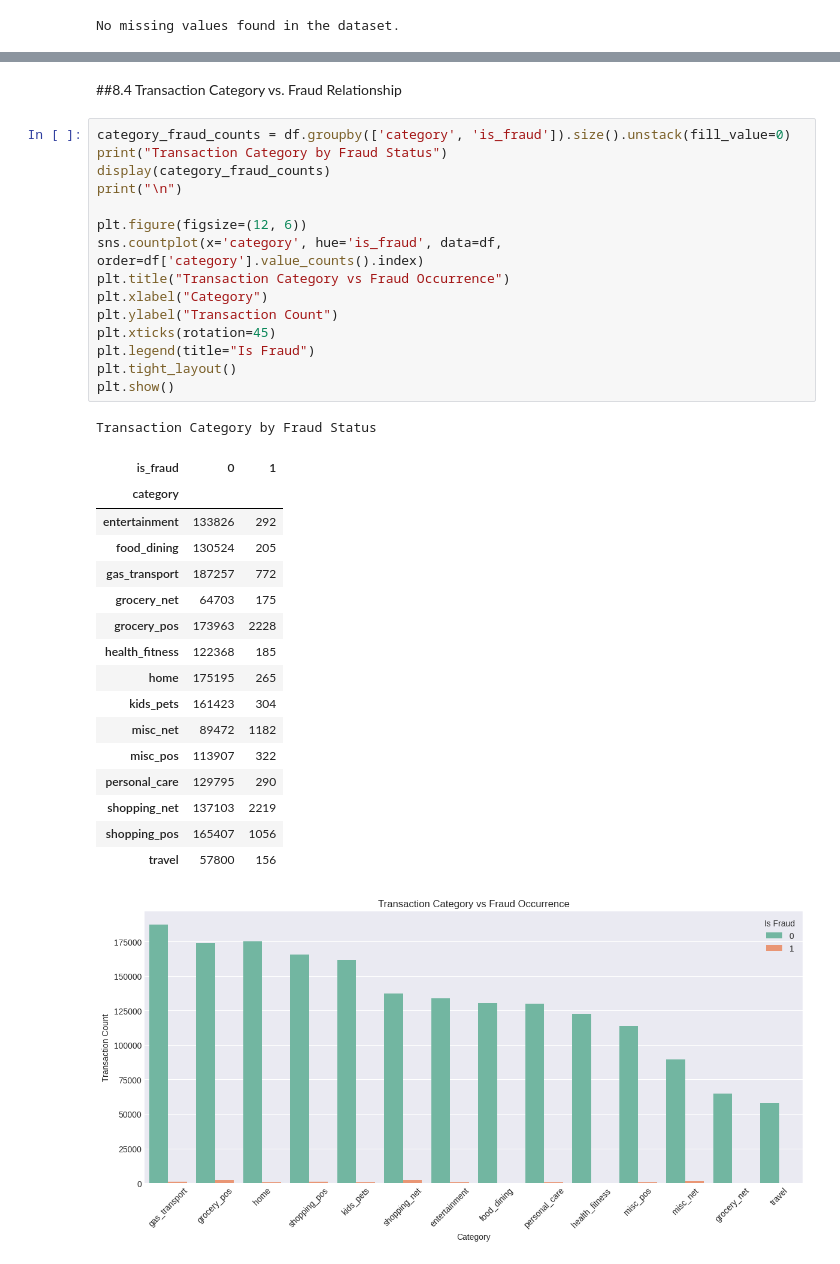
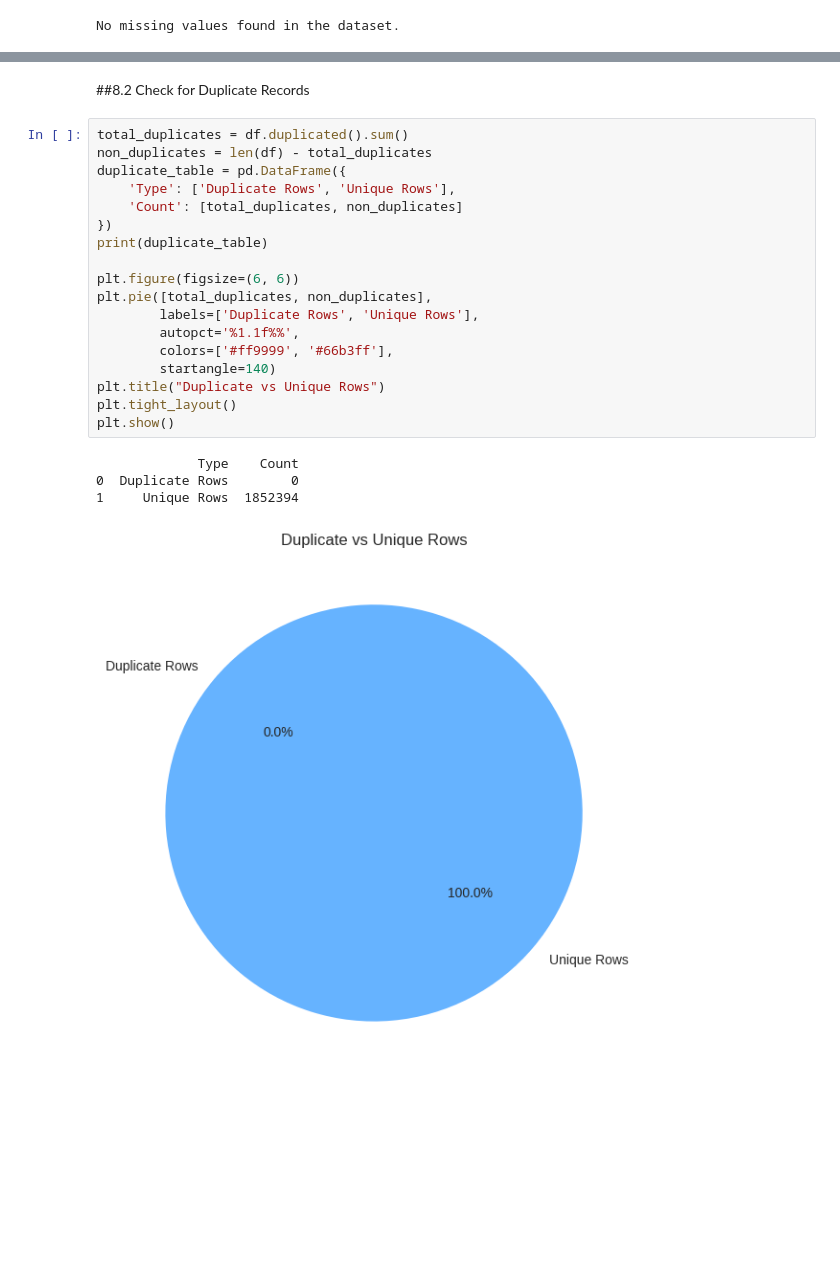
Before and after one commit to usama879/creditcardfraudproject, a Jupyter notebook: CreditCardFraud.ipynb, the cells around one changed output, grey strips where cells are left out. Cells and saved outputs as stored; diff of their text form; blank space fills up the shorter version.

```diff
--- a/CreditCardFraud.ipynb
+++ b/CreditCardFraud.ipynb
@@ -405,36 +399,25 @@ City Population Statistics by Fraud Status
-# %% [markdown]
-##8.4 Transaction Category vs. Fraud Relationship
-# %%
-category_fraud_counts = df.groupby(['category', 'is_fraud']).size().unstack(fill_value=0)
-print("Transaction Category by Fraud Status")
-display(category_fraud_counts)
-print("\n")
-
-plt.figure(figsize=(12, 6))
-sns.countplot(x='category', hue='is_fraud', data=df, order=df['category'].value_counts().index)
-plt.title("Transaction Category vs Fraud Occurrence")
-plt.xlabel("Category")
-plt.ylabel("Transaction Count")
-plt.xticks(rotation=45)
-plt.legend(title="Is Fraud")
-plt.tight_layout()
-plt.show()
-# %% [output]
-Transaction Category by Fraud Status
-| is_fraud | 0 | 1 |
-| category |  |  |
-| entertainment | 133826 | 292 |
-| food_dining | 130524 | 205 |
-| gas_transport | 187257 | 772 |
-| grocery_net | 64703 | 175 |
-| grocery_pos | 173963 | 2228 |
-| health_fitness | 122368 | 185 |
-| home | 175195 | 265 |
-| kids_pets | 161423 | 304 |
-| misc_net | 89472 | 1182 |
-| misc_pos | 113907 | 322 |
-| personal_care | 129795 | 290 |
-| shopping_net | 137103 | 2219 |
-| shopping_pos | 165407 | 1056 |
-| travel | 57800 | 156 |
-[figure, removed]
+# %% [markdown]
+##8.2 Check for Duplicate Records
+# %%
+total_duplicates = df.duplicated().sum()
+non_duplicates = len(df) - total_duplicates
+duplicate_table = pd.DataFrame({
+    'Type': ['Duplicate Rows', 'Unique Rows'],
+    'Count': [total_duplicates, non_duplicates]
+})
+print(duplicate_table)
+
+plt.figure(figsize=(6, 6))
+plt.pie([total_duplicates, non_duplicates],
+        labels=['Duplicate Rows', 'Unique Rows'],
+        autopct='%1.1f%%',
+        colors=['#ff9999', '#66b3ff'],
+        startangle=140)
+plt.title("Duplicate vs Unique Rows")
+plt.tight_layout()
+plt.show()
+# %% [output]
+             Type    Count
+0  Duplicate Rows        0
+1     Unique Rows  1852394
+[figure, added]
```
Also changed, not shown: parts of 51 cells of this notebook.
